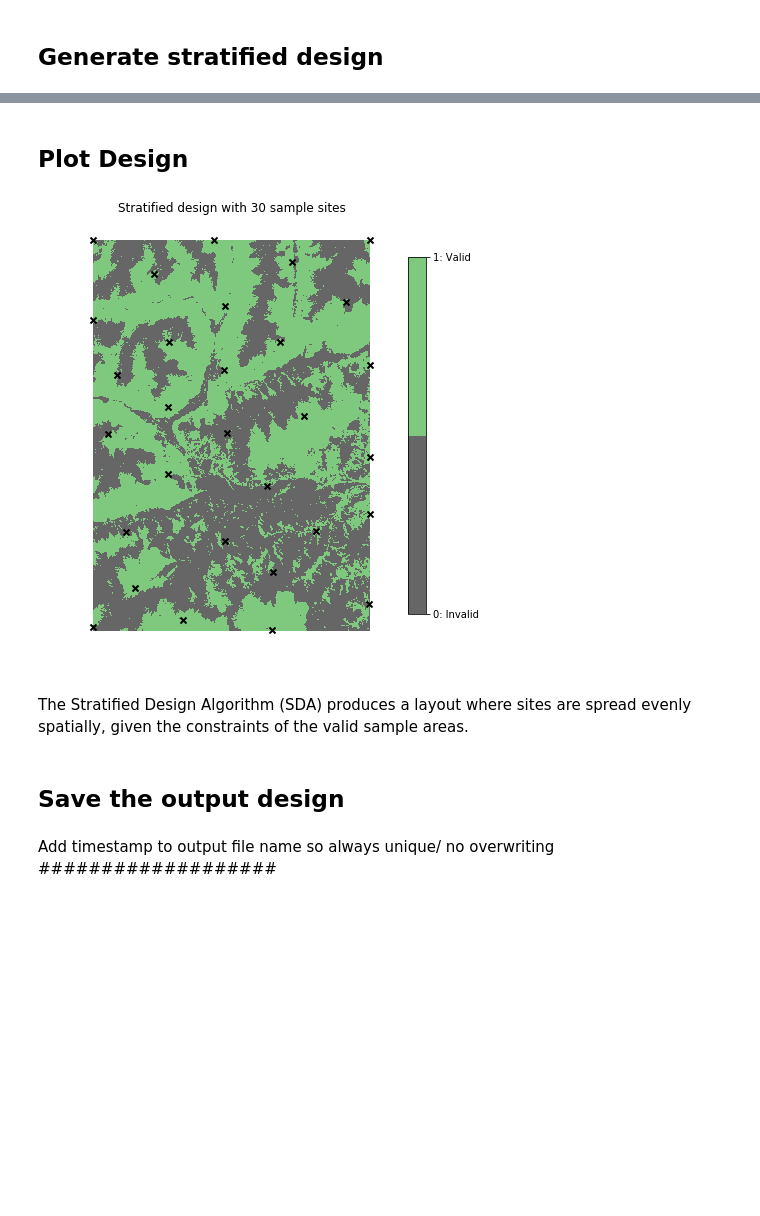
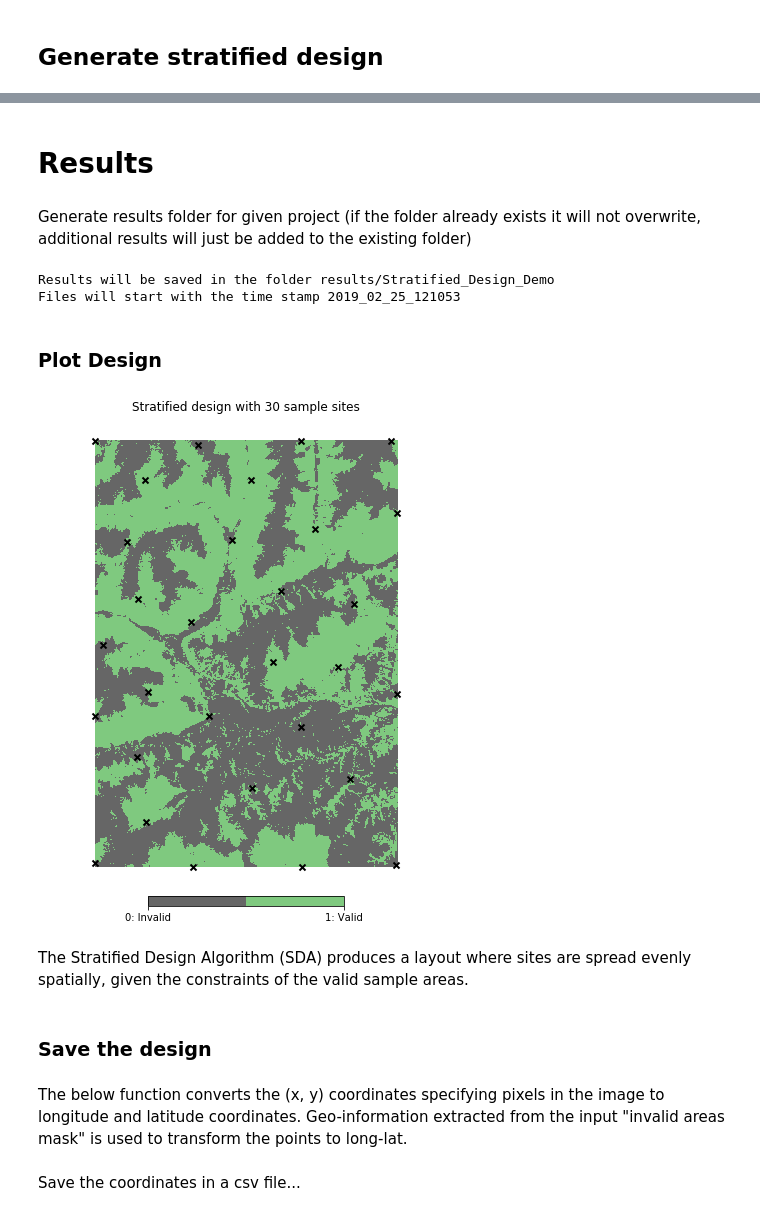
Before and after one commit to EllieBowler/optimising-sample-designs, a Jupyter notebook: demo-stratified-design.ipynb, the cells around one changed output, grey strips where cells are left out. Cells and saved outputs as stored; diff of their text form; code cells hidden in the pictures; blank space fills up the shorter version.

Commit message:
demo notebook for stratified design

```diff
--- a/demo-stratified-design.ipynb
+++ b/demo-stratified-design.ipynb
@@ -124,21 +127,42 @@ Plotted sample site 30
+# %% [markdown]
+# Results
+# %% [markdown]
+Generate results folder for given project (if the folder already exists it will not overwrite, additional results will just be added to the existing folder)
+# %%
+directory = 'results/{}'.format(save_folder)
+if not os.path.exists(directory):
+    os.makedirs(directory)
+
+# Create unique time stamp to add to file names (to avoid overwriting)
+ts = time.gmtime()
+ts = time.strftime("%Y_%m_%d_%H%M%S", ts)
+
+print('Results will be saved in the folder {}'.format(directory))
+print('Files will start with the time stamp {}'.format(ts))
+# %% [output]
+Results will be saved in the folder results/Stratified_Design_Demo
+Files will start with the time stamp 2019_02_25_121053
 # %% [markdown]
-## Plot Design
+### Plot Design
 # %%
-plt.figure(figsize=(8, 8))
+plt.figure(figsize=(7, 9))
 plt.imshow(mask, cmap=plt.cm.get_cmap('Accent_r', 2))
-plt.title('{} design with {} sample sites'.format('Stratified', len(x)))
+plt.title('{} design with {} sample sites'.format('Stratified', len(x_strat)))
 plt.axis('off')
-cbar = plt.colorbar(fraction=0.04)
+cbar = plt.colorbar(fraction=0.02, orientation='horizontal', pad=0.01)
 cbar.set_ticks([0, 1])
 cbar.set_ticklabels(['0: Invalid', '1: Valid'])
 plt.scatter(y_strat, x_strat, c='black', marker='x', linewidth=2)
+plt.savefig('{}/{}_{}Site_Stratified_Plot.tif'.format(directory, ts, nsp))
 plt.show()
 # %% [output]
-[figure, old version]
+[figure, new version]
 # %% [markdown]
 The Stratified Design Algorithm (SDA) produces a layout where sites are spread evenly spatially, given the constraints of the valid sample areas.
 # %% [markdown]
-## Save the output design
+### Save the design
+# %% [markdown]
+The below function converts the (x, y) coordinates specifying pixels in the image to longitude and latitude coordinates. Geo-information extracted from the input "invalid areas mask" is used to transform the points to long-lat.
 # %%
 def LongLatConvert(x, y, GeoT, auth_code):
     x_proj = x * GeoT[1] + GeoT[0] + (GeoT[1] / 2)
@@ -146,5 +170,3 @@ def LongLatConvert(x, y, GeoT, auth_code):
     p1 = pyproj.Proj(init='EPSG:'+auth_code)
     longlat = p1(x_proj, y_proj, inverse=True)
     return longlat
-# %% [markdown]
-Add timestamp to output file name so always unique/ no overwriting ###################
@@ -151 +176,3 @@ Add timestamp to output file name so always unique/ no overwriting #############
+# %% [markdown]
+Save the coordinates in a csv file...
 # %%
```
Also changed, not shown: parts of 12 cells of this notebook.
